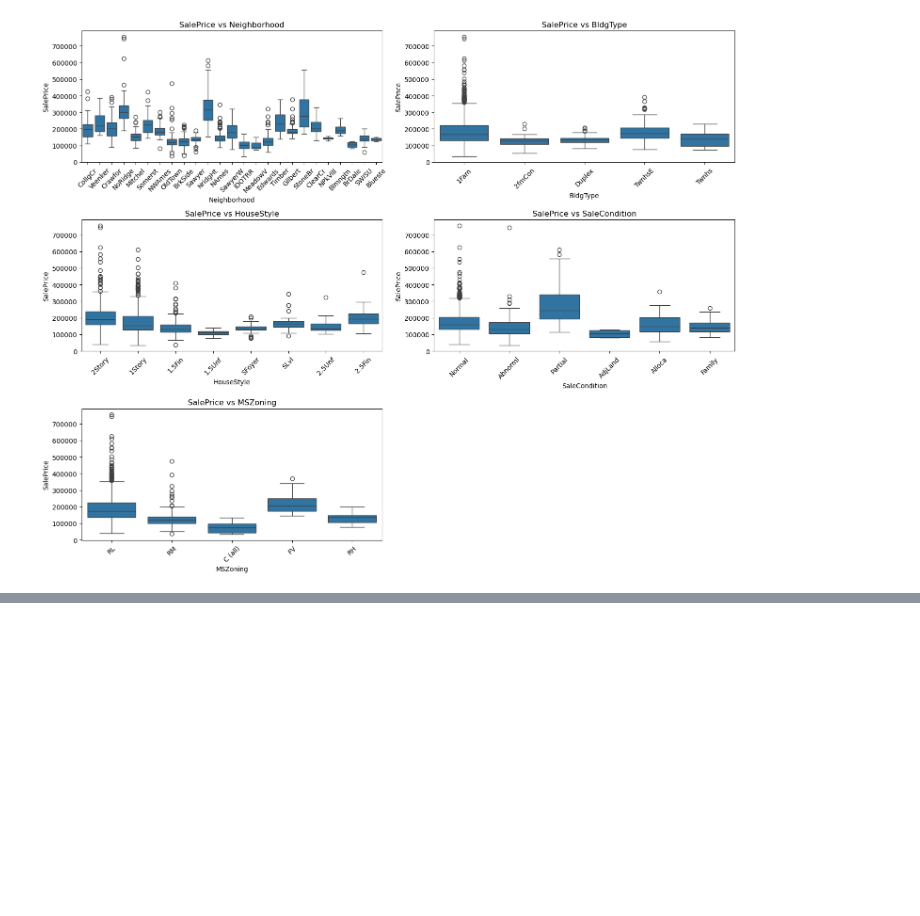
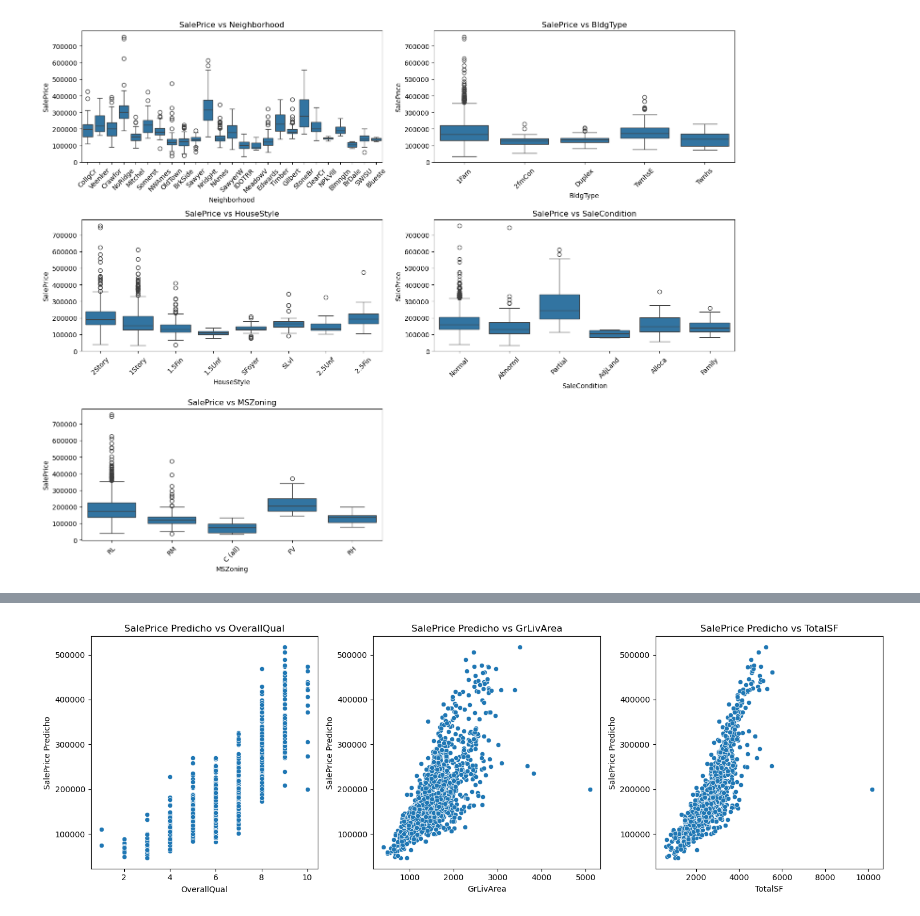
Before and after one commit to sofiagerard/tarea02_housing_sgr, a Jupyter notebook: notebooks/eda_model2.ipynb, the cells around one changed output, grey strips where cells are left out. Saved outputs shown, nothing was run; the diff lists cells and outputs as text; code cells hidden in the pictures; blank space fills up the shorter version.

```diff
--- a/notebooks/eda_model2.ipynb
+++ b/notebooks/eda_model2.ipynb
@@ -240,0 +587,15 @@ plt.show()
+# %%
+features_to_check = ["OverallQual", "GrLivArea", "TotalSF"]
+
+plt.figure(figsize=(15, 5))
+for i, feature in enumerate(features_to_check, 1):
+    plt.subplot(1, 3, i)
+    sns.scatterplot(x=df_test[feature], y=df_test["SalePrice_Pred"])
+    plt.xlabel(feature)
+    plt.ylabel("SalePrice Predicho")
+    plt.title(f"SalePrice Predicho vs {feature}")
+
+plt.tight_layout()
+plt.show()
+# %% [output]
+[figure, added]
```
Also changed, not shown: parts of 24 cells of this notebook.
